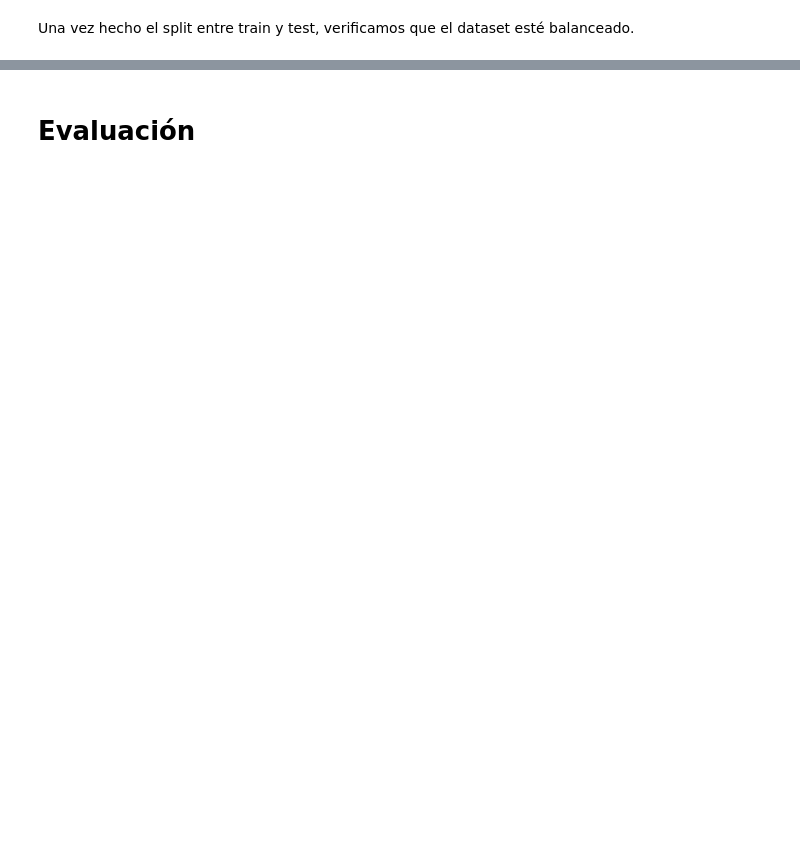
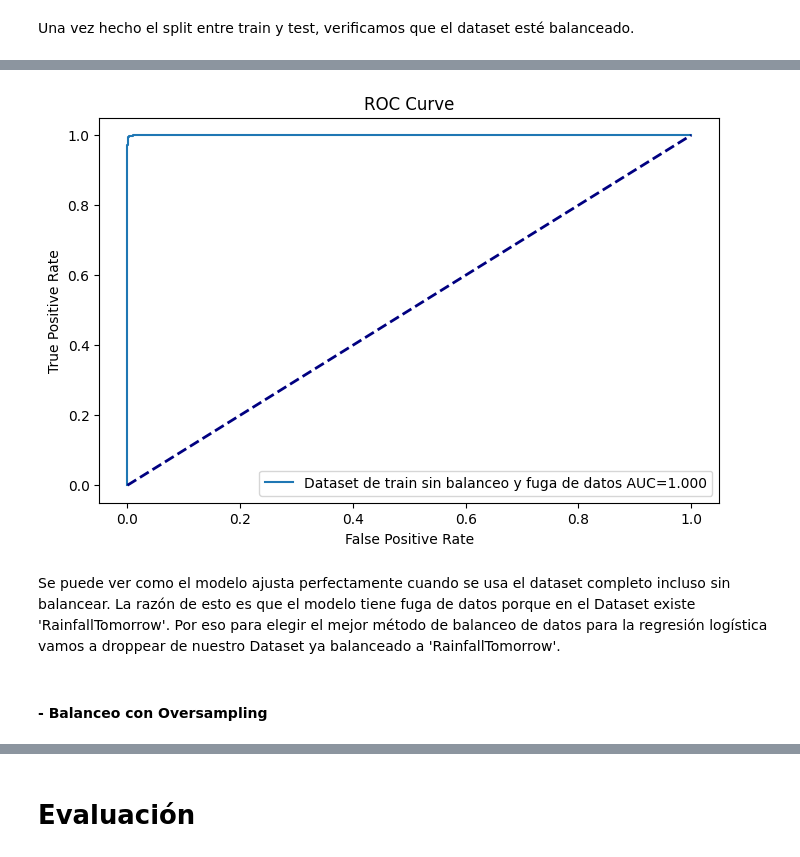
Before and after one commit to itssofiarce/AA1-TUIA-Petetta-Arce, a Jupyter notebook: TP_integrador_AA1_RL.ipynb, the cells around one changed output, grey strips where cells are left out. Cells and saved outputs as stored; diff of their text form; code cells hidden in the pictures; blank space fills up the shorter version.

```diff
--- a/TP_integrador_AA1_RL.ipynb
+++ b/TP_integrador_AA1_RL.ipynb
@@ -253,2 +261,17 @@ df_train.describe()
+# %%
+# Helper function for plotting ROC -- > https://towardsdatascience.com/class-imbalance-strategies-a-visual-guide-with-code-8bc8fae71e1a
+def plot_roc(ax, X_train, y_train, X_test, y_test, title):
+    model = LogisticRegression(random_state=42)
+    model.fit(X_train, y_train)
+    y_test_pred = model.predict_proba(X_test)[:,1]
+    fpr, tpr, thresh = metrics.roc_curve(y_test, y_test_pred)
+    auc = metrics.roc_auc_score(y_test, y_test_pred)
+    ax.plot(fpr,tpr,label=f"{title} AUC={auc:.3f}")
+    ax.plot([0, 1], [0, 1], color='navy', lw=2, linestyle='--')
+
+    ax.set_title('ROC Curve')
+    ax.set_xlabel('False Positive Rate')
+    ax.set_ylabel('True Positive Rate')
+    ax.legend(loc=0)
 # %% [markdown]
 Una vez hecho el split entre train y test, verificamos que el dataset esté balanceado.
@@ -269,0 +294,7 @@ En el gráfico de arriba se puede ver como la cantidad de muestras para los dias
+# %%
+# Separación de variables explicativas y variables objetivo
+X_train_balance = df_train.drop(['RainTomorrow'], axis=1).copy()
+y_train_balance = df_train['RainTomorrow'].copy()
+
+X_test_balance = df_test.drop(['RainTomorrow'], axis=1).copy()
+y_test_balance = df_test['RainTomorrow'].copy()
@@ -269,0 +311,9 @@ En el gráfico de arriba se puede ver como la cantidad de muestras para los dias
+# %%
+fig,ax = plt.subplots(1,1,figsize=(8,5))
+plot_roc(ax, X_train_balance, y_train_balance, X_test_balance, y_test_balance, 'Dataset de train sin balanceo y fuga de datos')
+# %% [output]
+[figure, added]
+# %% [markdown]
+Se puede ver como el modelo ajusta perfectamente cuando se usa el dataset completo incluso sin balancear. La razón de esto es que el modelo tiene fuga de datos porque en el Dataset existe 'RainfallTomorrow'. Por eso para elegir el mejor método de balanceo de datos para la regresión logística vamos a droppear de nuestro Dataset ya balanceado a 'RainfallTomorrow'.
+# %% [markdown]
+#### - Balanceo con Oversampling
```
Also changed, not shown: parts of 42 cells of this notebook.
